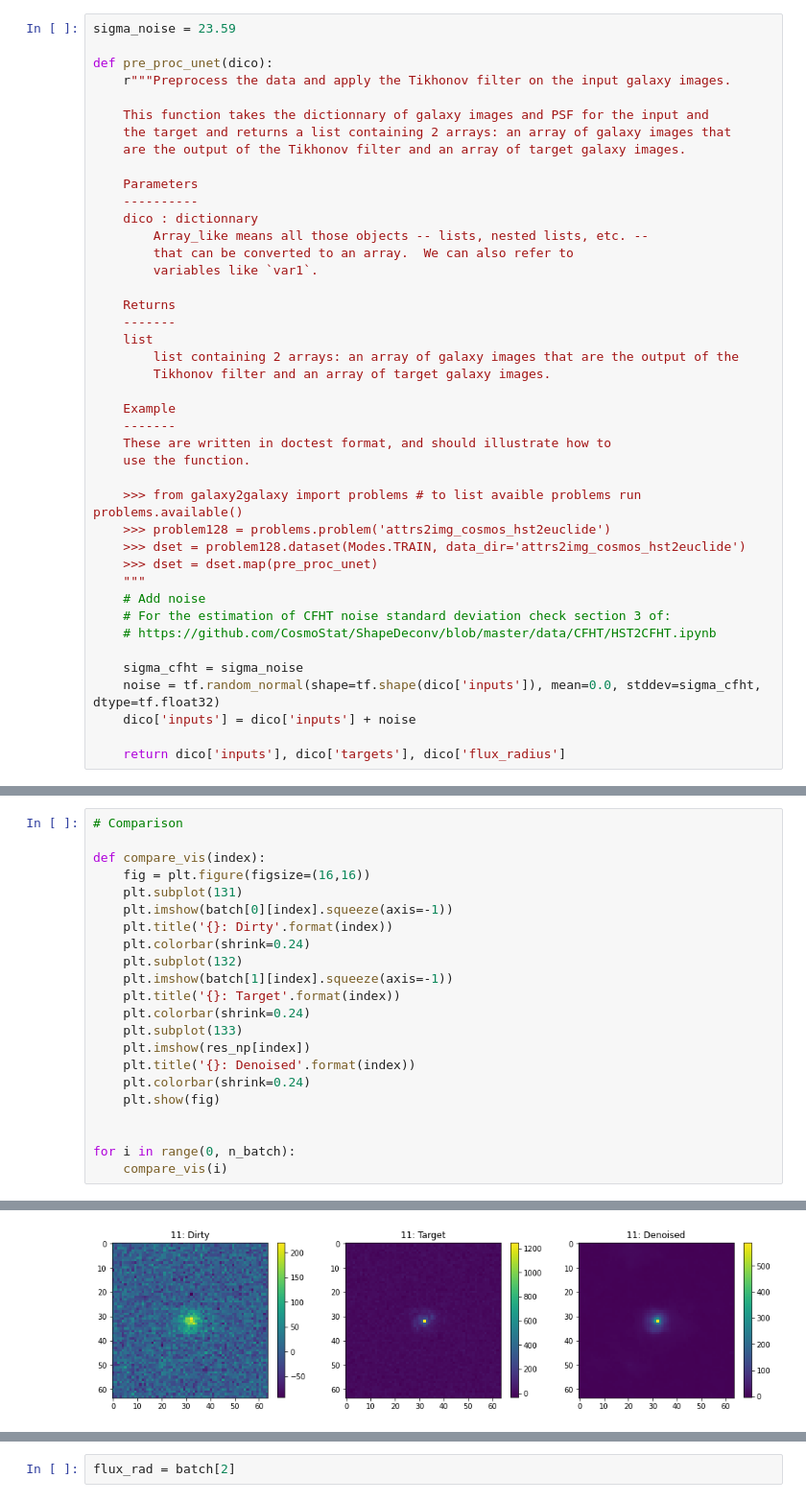
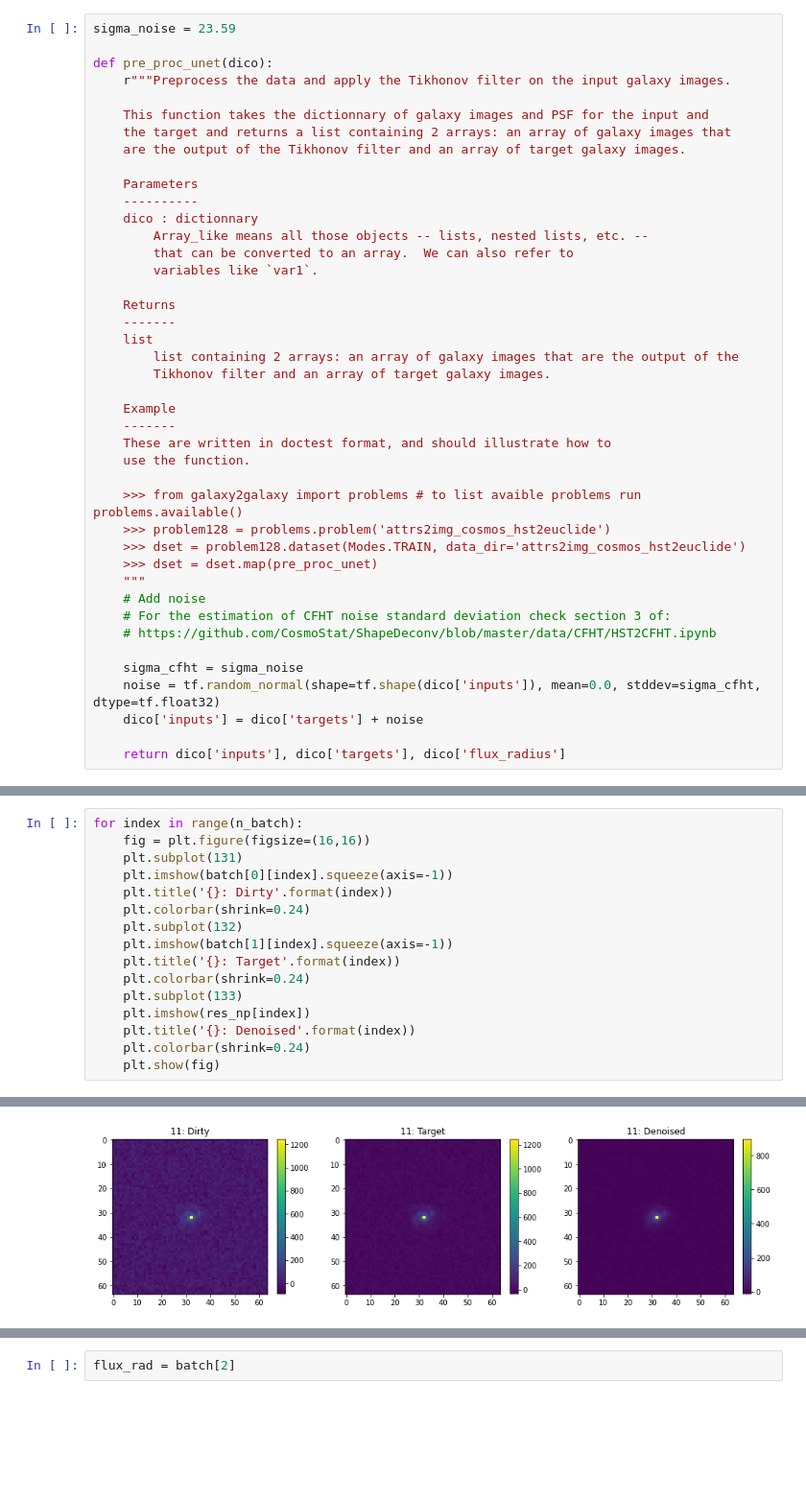
Before and after one commit to utsav-akhaury/PnP-ADMM, a Jupyter notebook: UNet_Denoiser/UNet_eval.ipynb, the cells around one changed output, grey strips where cells are left out. Shown at 96% size. Drawn from its saved outputs; the diff is of its cells as text; blank space fills up the shorter version.

```diff
--- a/UNet_Denoiser/UNet_eval.ipynb
+++ b/UNet_Denoiser/UNet_eval.ipynb
@@ -44,7 +43,7 @@ def pre_proc_unet(dico):
 
     sigma_cfht = sigma_noise
     noise = tf.random_normal(shape=tf.shape(dico['inputs']), mean=0.0, stddev=sigma_cfht, dtype=tf.float32)
-    dico['inputs'] = dico['inputs'] + noise
+    dico['inputs'] = dico['targets'] + noise
 
     return dico['inputs'], dico['targets'], dico['flux_radius']
 # %%
@@ -116,7 +119,5 @@ res_np = tf.keras.backend.eval(res).squeeze(axis=-1)
 # %%
-# Comparison
-
-def compare_vis(index):
+for index in range(n_batch):
     fig = plt.figure(figsize=(16,16))
     plt.subplot(131)
     plt.imshow(batch[0][index].squeeze(axis=-1))
@@ -131,8 +132,4 @@ def compare_vis(index):
     plt.title('{}: Denoised'.format(index))
     plt.colorbar(shrink=0.24)
     plt.show(fig)
-
-
-for i in range(0, n_batch):
-    compare_vis(i)
 # %% [output]
@@ -150,4 +147,4 @@ for i in range(0, n_batch):
-[figure, old version]
+[figure, new version]
 ... (20 outputs left out)
 # %%
 def nmse(signal_1, singal_2):
```
Also changed, not shown: parts of 10 cells of this notebook, 2 other files.
